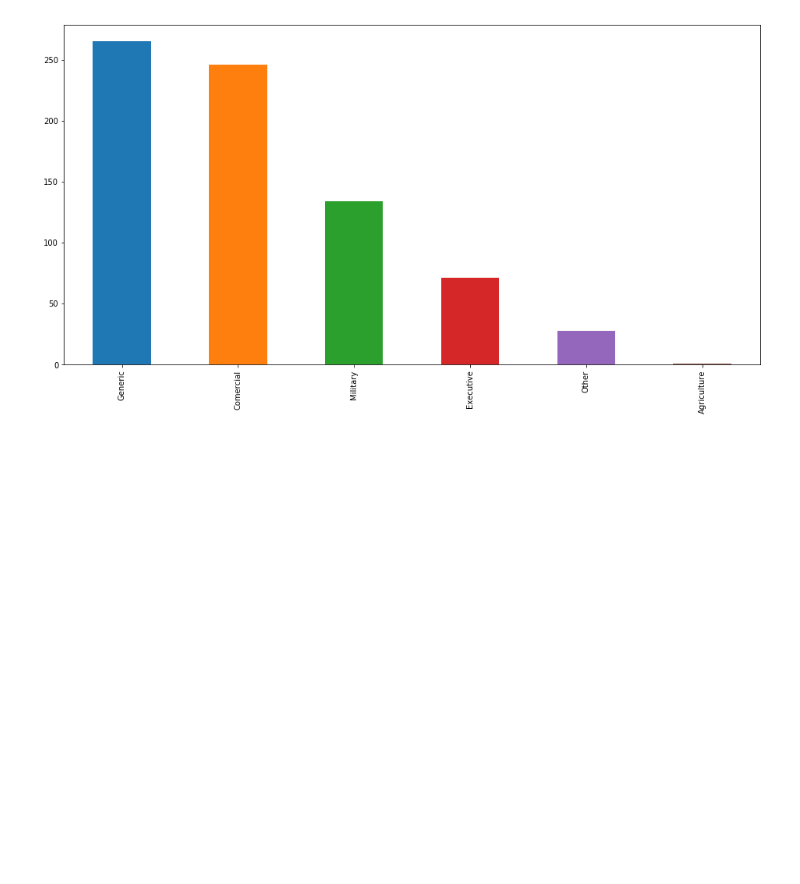
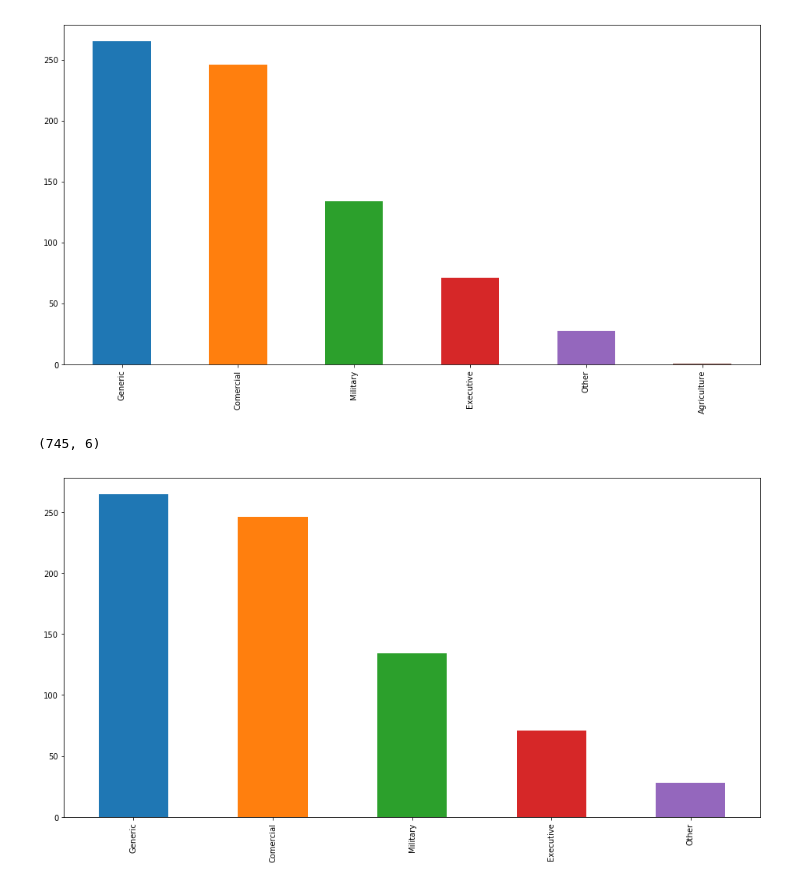
Before and after one commit to matheushent/labmat-challenge, a Jupyter notebook: data-vis.ipynb, the cells around one changed output. Saved outputs shown, nothing was run; the diff lists cells and outputs as text; code cells hidden in the pictures; blank space fills up the shorter version.

```diff
--- a/data-vis.ipynb
+++ b/data-vis.ipynb
@@ -136,3 +113,14 @@ plt.figure(figsize=(16, 8))
 df['Business line'].value_counts().plot(kind='bar');
 # %% [output]
 [figure]
+# %%
+df.shape
+# %% [output]
+(745, 6)
+# %%
+df = df[df['Business line'] != 'Agriculture']
+# %%
+plt.figure(figsize=(16, 8))
+df['Business line'].value_counts().plot(kind='bar');
+# %% [output]
+[figure, added]
```
Also changed, not shown: parts of 3 cells of this notebook, 9 other files.
